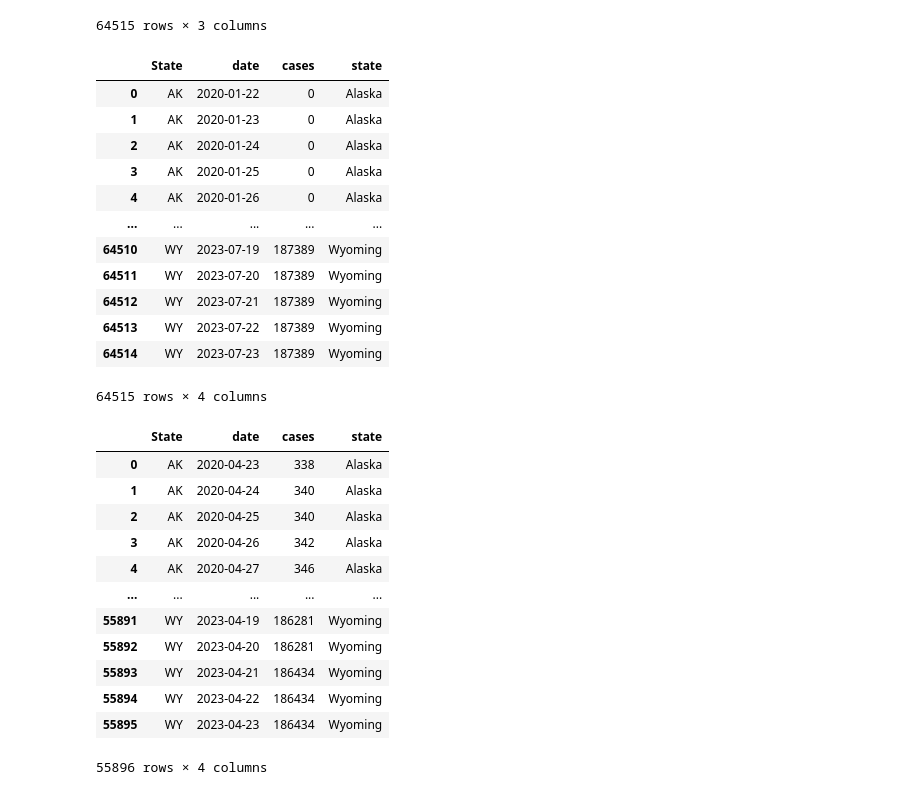
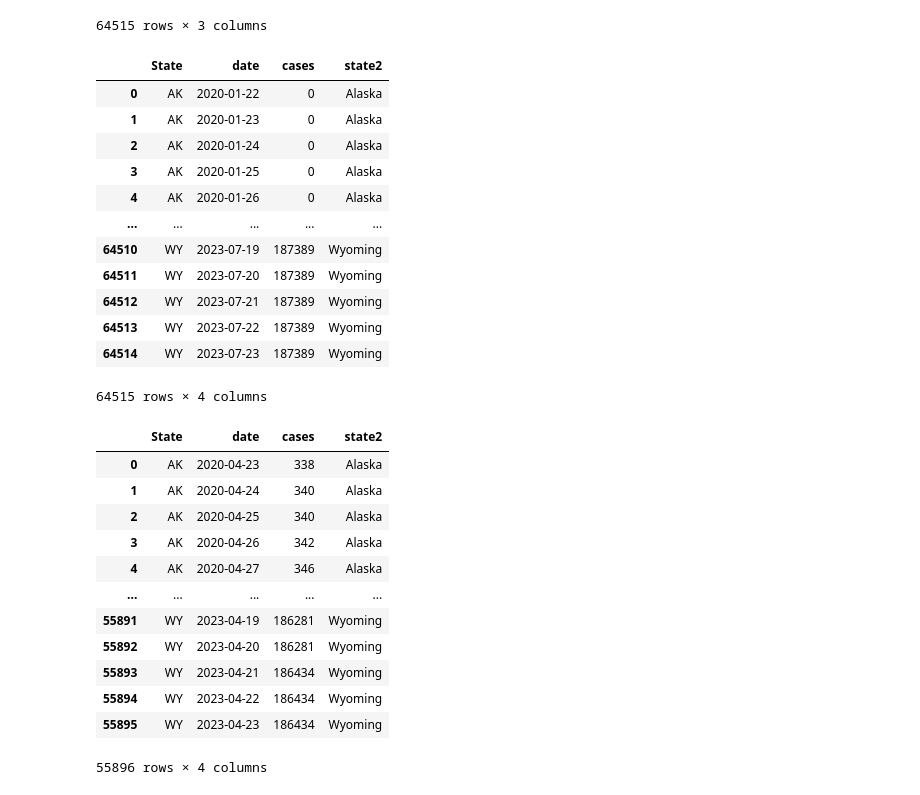
Before and after one commit to roaayousif/covid19_affects_on_mental_health, a Jupyter notebook: notebook/capstone_survey_data.ipynb, the cells around one changed output. Cells and saved outputs as stored; diff of their text form; code cells hidden in the pictures.

```diff
--- a/notebook/capstone_survey_data.ipynb
+++ b/notebook/capstone_survey_data.ipynb
@@ -248,8 +231,8 @@ covid_df
 covid_df = pd.melt(frame=covid_df,id_vars= ('countyFIPS','County Name', 'State', 'StateFIPS'), var_name= "date", value_name= "cases")
 # %%
 #combined date to get cases number by state instead of by county
-merged_covid_df = covid_df.groupby(['State', 'date'])['cases'].sum().reset_index()
-merged_covid_df
+covid_df = covid_df.groupby(['State', 'date'])['cases'].sum().reset_index()
+covid_df
 # %% [output]
 |  | State | date | cases |
 | 0 | AK | 2020-01-22 | 0 |
@@ -325,10 +308,11 @@ states = {
             'WY': 'Wyoming'
     }
 # %%
-merged_covid_df['state'] = merged_covid_df['State'].replace(states)
-merged_covid_df
+# added pull name of stated to be able to preform df merge
+covid_df['state2'] = covid_df['State'].replace(states)
+covid_df
 # %% [output]
-|  | State | date | cases | state |
+|  | State | date | cases | state2 |
 | 0 | AK | 2020-01-22 | 0 | Alaska |
 | 1 | AK | 2020-01-23 | 0 | Alaska |
 | 2 | AK | 2020-01-24 | 0 | Alaska |
@@ -342,10 +326,11 @@ merged_covid_df
 | 64514 | WY | 2023-07-23 | 187389 | Wyoming |
 64515 rows × 4 columns
 # %%
-covid_cases_by_state_df = merged_covid_df.loc[(merged_covid_df['date'] >= '2020-04-23') & (merged_covid_df['date'] <= '2023-04-23')].reset_index(drop=True)
+#filtered for certain dates
+covid_cases_by_state_df = covid_df.loc[(covid_df['date'] >= '2020-04-23') & (covid_df['date'] <= '2023-04-23')].reset_index(drop=True)
 covid_cases_by_state_df
 # %% [output]
-|  | State | date | cases | state |
+|  | State | date | cases | state2 |
 | 0 | AK | 2020-04-23 | 338 | Alaska |
 | 1 | AK | 2020-04-24 | 340 | Alaska |
 | 2 | AK | 2020-04-25 | 340 | Alaska |
```
Also changed, not shown: parts of 21 cells of this notebook, 2 other files.
